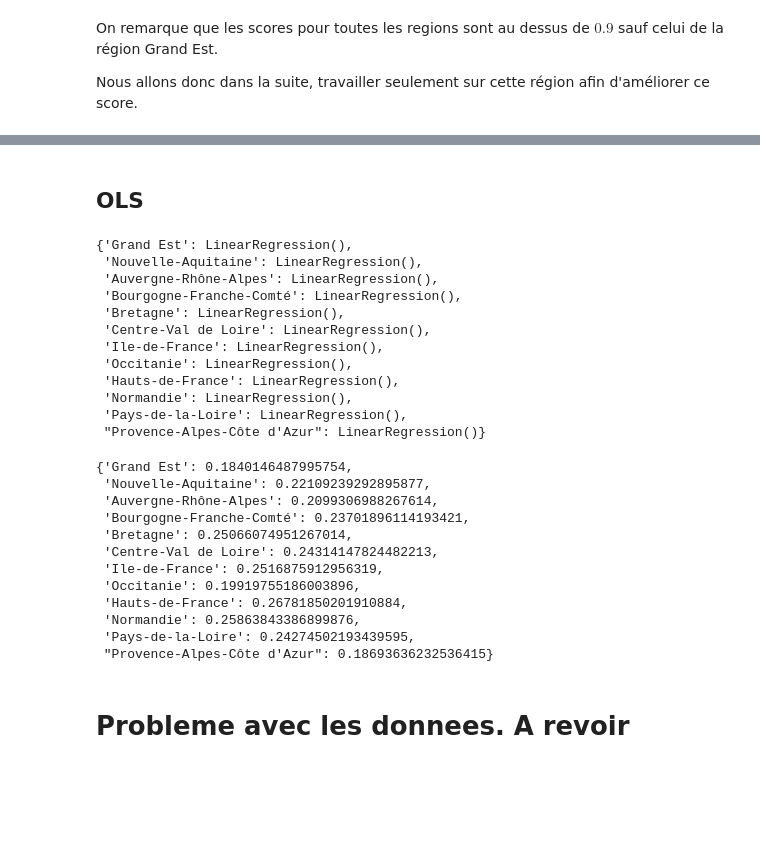
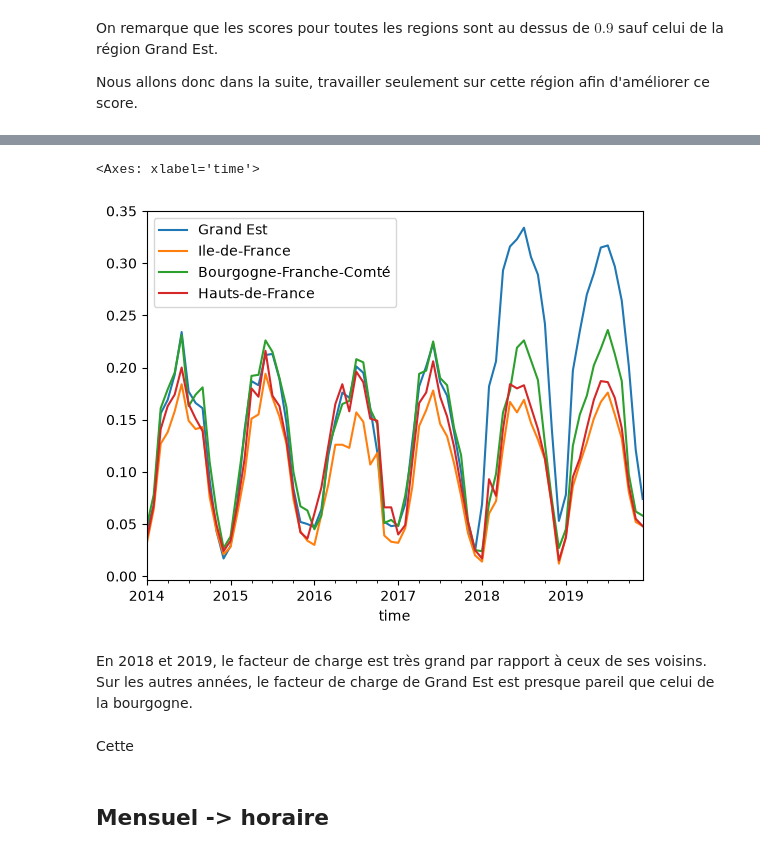
Before and after one commit to Troisieme-111/VRE-France-project, a Jupyter notebook: project_vre.ipynb, the cells around one changed output, grey strips where cells are left out. Cells and saved outputs as stored; diff of their text form; code cells hidden in the pictures; blank space fills up the shorter version.

```diff
--- a/project_vre.ipynb
+++ b/project_vre.ipynb
@@ -353,48 +275,13 @@ list_corr_h
-# %% [markdown]
-## OLS
-# %%
-from sklearn import linear_model
-dict_models_h = {}
-for col in REGIONS:
-    X = df_climate_h_join[col].to_numpy().reshape((-1,1))
-    y = df_energy_h_join[col].to_numpy()
-    model = linear_model.LinearRegression()
-    model.fit(X, y)
-    dict_models_h[col] = model
-dict_models_h
-# %% [output]
-{'Grand Est': LinearRegression(),
- 'Nouvelle-Aquitaine': LinearRegression(),
- 'Auvergne-Rhône-Alpes': LinearRegression(),
- 'Bourgogne-Franche-Comté': LinearRegression(),
- 'Bretagne': LinearRegression(),
- 'Centre-Val de Loire': LinearRegression(),
- 'Ile-de-France': LinearRegression(),
- 'Occitanie': LinearRegression(),
- 'Hauts-de-France': LinearRegression(),
- 'Normandie': LinearRegression(),
- 'Pays-de-la-Loire': LinearRegression(),
- "Provence-Alpes-Côte d'Azur": LinearRegression()}
-# %%
-scores_h = {}
-for col in REGIONS:
-    X = df_monthly_reg_join[col].to_numpy().reshape((-1,1))
-    y = df_energy_join[col].to_numpy()
-    scores_h[col] = dict_models_h[col].score(X, y)
-
-scores_h
-# %% [output]
-{'Grand Est': 0.1840146487995754,
- 'Nouvelle-Aquitaine': 0.22109239292895877,
- 'Auvergne-Rhône-Alpes': 0.2099306988267614,
- 'Bourgogne-Franche-Comté': 0.23701896114193421,
- 'Bretagne': 0.25066074951267014,
- 'Centre-Val de Loire': 0.24314147824482213,
- 'Ile-de-France': 0.2516875912956319,
- 'Occitanie': 0.19919755186003896,
- 'Hauts-de-France': 0.26781850201910884,
- 'Normandie': 0.25863843386899876,
- 'Pays-de-la-Loire': 0.24274502193439595,
- "Provence-Alpes-Côte d'Azur": 0.18693636232536415}
-# %% [markdown]
-# Probleme avec les donnees. A revoir
+# %%
+df_energy_join[
+    ["Grand Est", "Ile-de-France", "Bourgogne-Franche-Comté", "Hauts-de-France"]
+].plot.line()
+# %% [output]
+<Axes: xlabel='time'>
+[figure, added]
+# %% [markdown]
+En 2018 et 2019, le facteur de charge est très grand par rapport à ceux de ses voisins. Sur les autres années, le facteur de charge de Grand Est est presque pareil que celui de la bourgogne.
+# %% [markdown]
+Cette
+# %% [markdown]
+## Mensuel -> horaire
```
Also changed, not shown: parts of 27 cells of this notebook.
